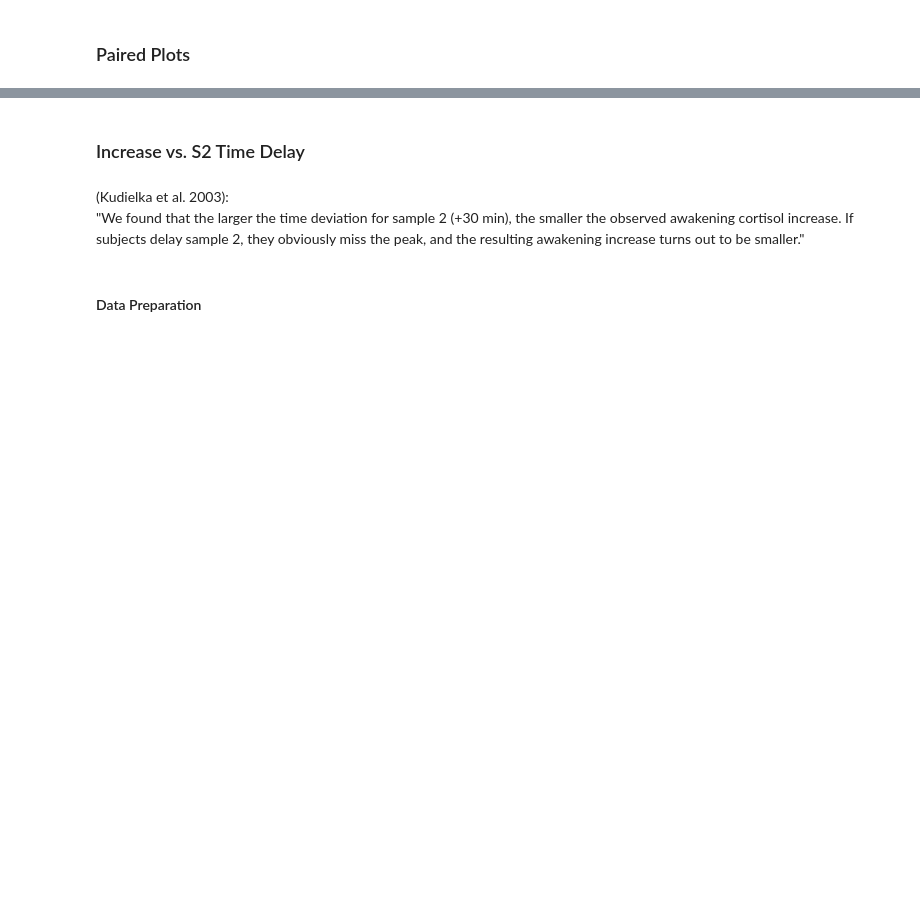
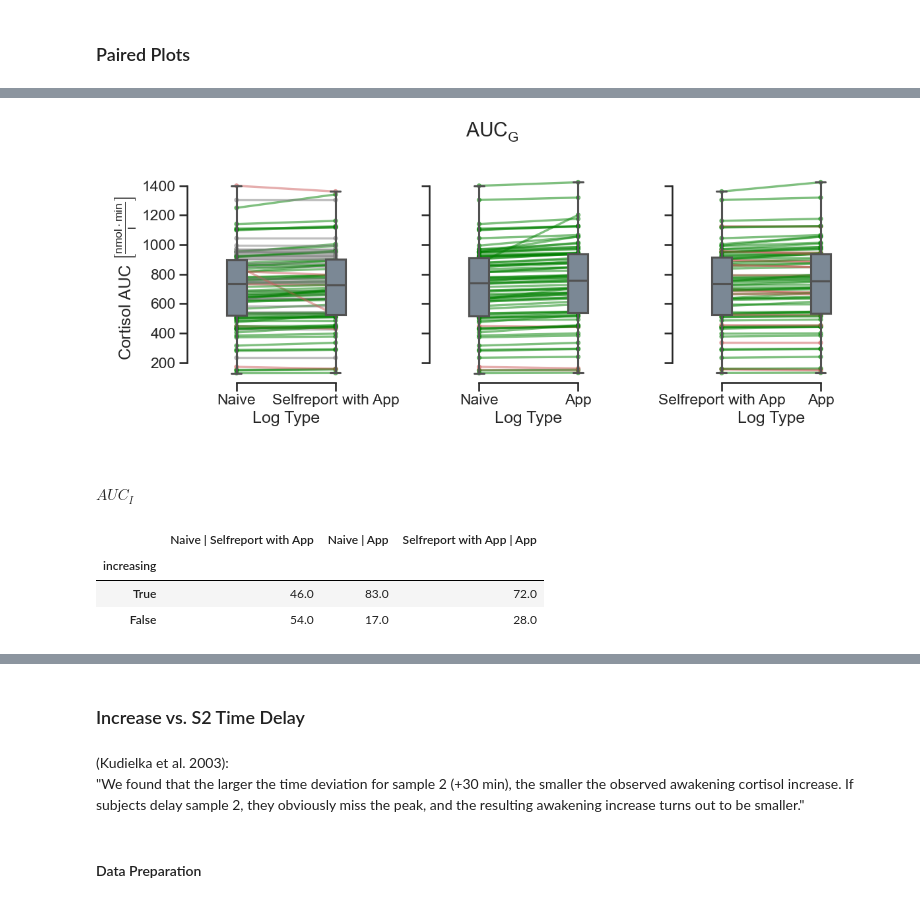
Before and after one commit to mad-lab-fau/carwatch-analysis, a Jupyter notebook: experiments/2022_car_sampling_pnec/notebooks/analysis/Cortisol_Analysis.ipynb, the cells around one changed output, grey strips where cells are left out. Cells and saved outputs as stored; diff of their text form; code cells hidden in the pictures; blank space fills up the shorter version.

```diff
--- a/experiments/2022_car_sampling_pnec/notebooks/analysis/Cortisol_Analysis.ipynb
+++ b/experiments/2022_car_sampling_pnec/notebooks/analysis/Cortisol_Analysis.ipynb
@@ -220,0 +329,28 @@ fig.tight_layout()
+# %%
+log_types = ["Naive", "Selfreport with App", "App"]
+
+fig, axs = multi_paired_plot_auc(
+    data=cort_features_analysis, saliva_feature="auc_g", log_types=log_types, figsize=(12, 5)
+)
+
+for path in [img_path, paper_img_path]:
+    bp.utils.file_handling.export_figure(fig, "img_pairedplot_aucg", path, ["pdf", "png"], dpi=300)
+# %% [output]
+[figure, added]
+# %% [markdown]
+#### $AUC_I$
+# %%
+data_increase = cort_features_analysis.reindex(log_types, level="log_type").xs("auc_i", level="saliva_feature")
+data_increase = data_increase.unstack("log_type")["cortisol"].dropna()
+data_increase = columnwise_difference(data_increase).round(2)
+data_increase = data_increase > 0
+data_increase = data_increase.apply(lambda df: df.value_counts(normalize=True) * 100)
+data_increase = data_increase.reindex([True, False]).round(0)
+data_increase.index.name = "increasing"
+dict_saliva_export["AUC_I_Log_Type_Increase"] = data_increase
+data_increase
+# %% [output]
+|  | Naive | Selfreport with App | Naive | App | Selfreport with App | App |
+| increasing |  |  |  |
+| True | 46.0 | 83.0 | 72.0 |
+| False | 54.0 | 17.0 | 28.0 |
```
Also changed, not shown: parts of 31 cells of this notebook, 45 other files.
